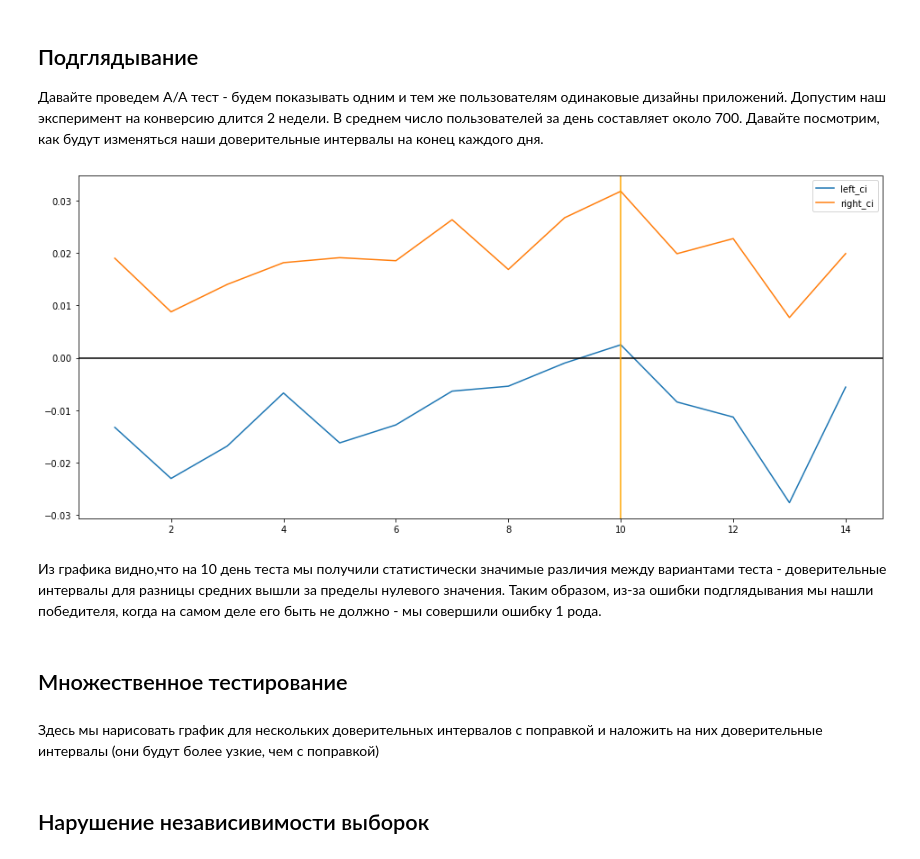
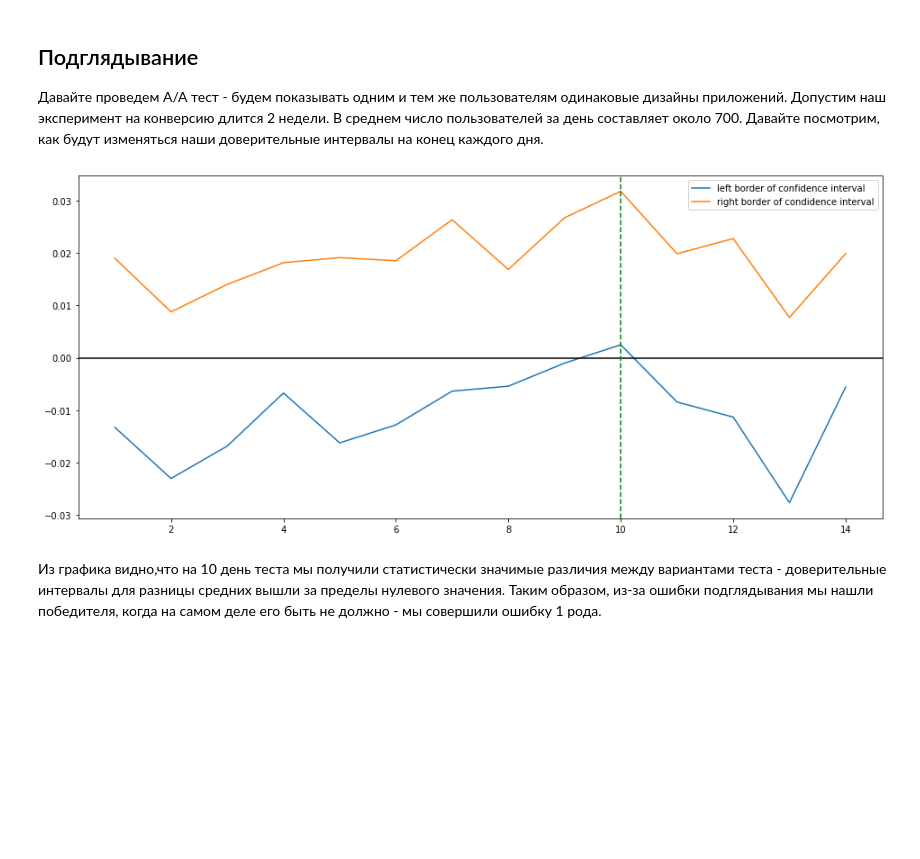
Before and after one commit to iakubovskii7/AB, a Jupyter notebook: knowledge-base/AB_classic_algorithms.ipynb, the cells around one changed output. Saved outputs shown, nothing was run; the diff lists cells and outputs as text; code cells hidden in the pictures; blank space fills up the shorter version.

```diff
--- a/knowledge-base/AB_classic_algorithms.ipynb
+++ b/knowledge-base/AB_classic_algorithms.ipynb
@@ -152,30 +158,24 @@ plt.title("Bootstrap");
 # %%
 np.random.seed(1000)
 left_ci, right_ci = [], []
 for day in range(1, 15):
     data = np.random.binomial(n=[1] * 2, p=[0.02, 0.02],
                               size=(700, 2))
     cm = sms.CompareMeans(sms.DescrStatsW(data[:, 0]),
                           sms.DescrStatsW(data[:, 1]))
     conf = cm.tconfint_diff(usevar='unequal', alpha=0.05)
     left_ci.append(conf[0])
     right_ci.append(conf[1])
-df = pd.DataFrame(index=np.arange(1, 15), columns=['left_ci', 'right_ci'])
-df['left_ci'] = left_ci
-df['right_ci'] = right_ci
+df = pd.DataFrame(index=np.arange(1, 15),
+                  columns=['left border of confidence interval', 'right border of condidence interval'])
+df['left border of confidence interval'] = left_ci
+df['right border of condidence interval'] = right_ci
 df.plot();
-plt.axhline(0, color='black');
-plt.axvline(10, color = "orange");
+plt.axhline(0, color='black', );
+plt.axvline(10, color = "green", linestyle='--');
 # %% [output]
-[figure, old version]
+[figure, new version]
 # %% [markdown]
 Из графика видно,что на 10 день теста мы получили статистически значимые различия между вариантами теста - доверительные интервалы для разницы средних
 вышли за пределы нулевого значения.
 Таким образом, из-за ошибки подглядывания мы нашли победителя, когда на самом деле его быть не должно - мы совершили ошибку 1 рода.
-# %% [markdown]
-## Множественное тестирование
-# %% [markdown]
-Здесь мы нарисовать график для нескольких доверительных интервалов с поправкой и наложить на них доверительные интервалы
-(они будут более узкие, чем с поправкой)
-# %% [markdown]
-## Нарушение независивимости выборок
```
Also changed, not shown: parts of 11 cells of this notebook, 2 other files.
